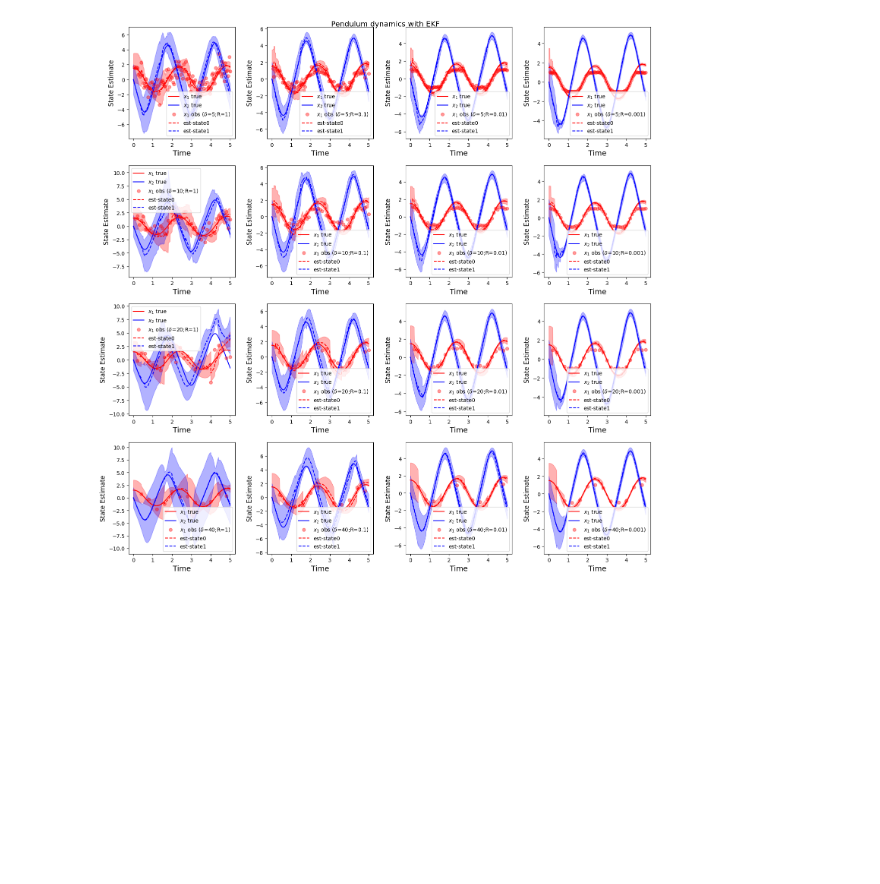
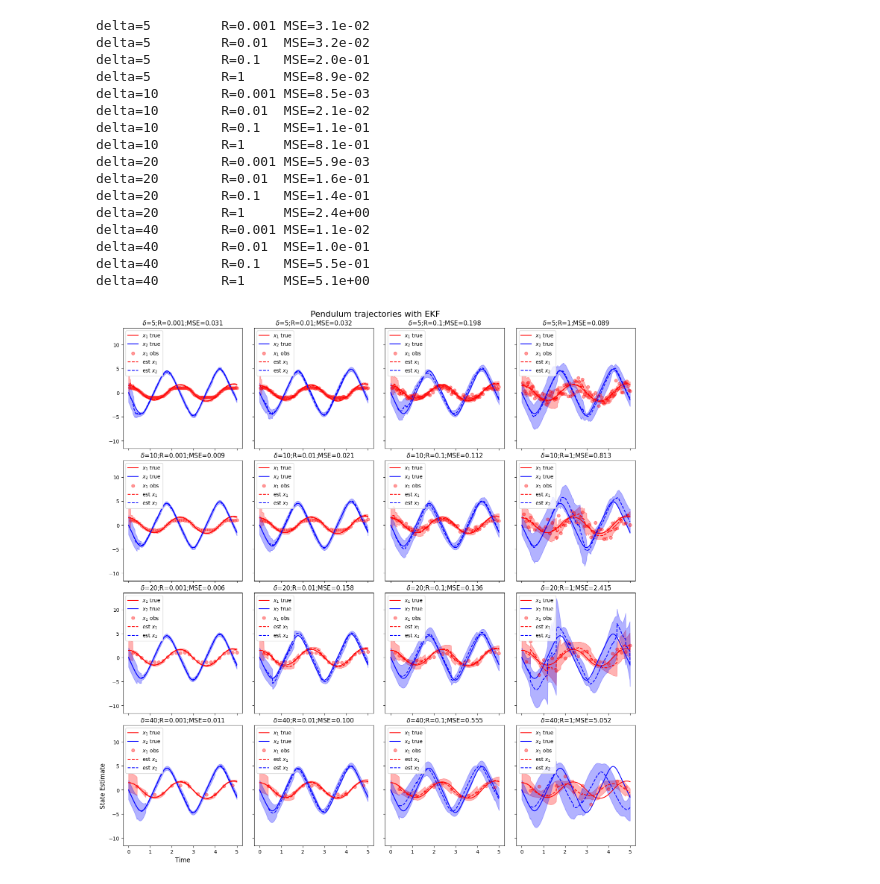
Before and after one commit to akshatd/ae567-inference, a Jupyter notebook: project_3/ex1_2_3.ipynb, the cells around one changed output. Drawn from its saved outputs; the diff is of its cells as text; code cells hidden in the pictures; blank space fills up the shorter version.

Commit message:
add mean sq error

```diff
--- a/project_3/ex1_2_3.ipynb
+++ b/project_3/ex1_2_3.ipynb
@@ -51,7 +51,7 @@ def generate_truth(x0: np.ndarray, dt: float, N: int) -> Observations:
     for i in range(1, N+1):
         times[i] = i*dt
         xk[i] = xkp1(xk[i-1])
-    return Observations(times, range(N+1), xk, [r'$x_1$ true', r'$x_2$ true'])
+    return Observations(times, np.arange(N+1), xk, [r'$x_1$ true', r'$x_2$ true'])
 
 
 def generate_obs(truth: Observations, delta: float, R: float) -> Observations:
@@ -64,7 +64,7 @@ def generate_obs(truth: Observations, delta: float, R: float) -> Observations:
         obs[obs_ind] = yk(truth.obs[i] +
                           np.dot(process_std, np.random.randn(2))) + measure_std*np.random.randn()
         obs_ind += 1
-    return Observations(truth.times, measure_ind, obs, [r'$x_1$ obs ($\delta$='+f'{delta};R={R})'])
+    return Observations(truth.times, measure_ind, obs, [r'$x_1$ obs'])
 
 
 @dataclass
@@ -78,7 +78,7 @@ N = 500
 X0 = np.array([1.5, 0])
 truth = generate_truth(X0, DT, N)
 deltas = [5, 10, 20, 40]
-Rs = [1, 0.1, 0.01, 0.001]
+Rs = [0.001, 0.01, 0.1, 1]
 data = []
 for delta in deltas:
     for R in Rs:
@@ -99,9 +99,9 @@ def plot_data_and_truth(fignum, title, true_obs: Observations, data_obs: List[Ob
 
     colors = ['red', 'blue']
     plt.close(fignum)
-    fig, axs = plt.subplots(4, 4, num=fignum, figsize=(15, 15))
+    fig, axs = plt.subplots(4, 4, num=fignum, figsize=(15, 15), sharex=True, sharey=True)
     fig.tight_layout(pad=3)
-    fig.suptitle(title, fontsize=14)
+    fig.suptitle(title, fontsize=16, y=1.0)
     for i in range(len(data_obs)):
         ax = axs[i//4, i % 4]
         ax.plot(true_obs.times, true_obs.obs[:, 0], color=colors[0], label=true_obs.names[0])
@@ -112,9 +112,9 @@ def plot_data_and_truth(fignum, title, true_obs: Observations, data_obs: List[Ob
 
         if kft is not None:
             ax.plot(data_obs[i].obs.times, kft[i].means[:, 0],
-                    '--', color=colors[0], label='est-state0')
+                    '--', color=colors[0], label=r'est $x_1$')
             ax.plot(data_obs[i].obs.times, kft[i].means[:, 1],
-                    '--', color=colors[1], label='est-state1')
+                    '--', color=colors[1], label=r'est $x_2$')
             ax.fill_between(data_obs[i].obs.times,
                             kft[i].means[:, 0] - 2 * kft[i].stds[:, 0],
                             kft[i].means[:, 0] + 2 * kft[i].stds[:, 0],
@@ -123,16 +123,26 @@ def plot_data_and_truth(fignum, title, true_obs: Observations, data_obs: List[Ob
                             kft[i].means[:, 1] - 2 * kft[i].stds[:, 1],
                             kft[i].means[:, 1] + 2 * kft[i].stds[:, 1],
                             color=colors[1], alpha=0.3)
-
+            ax.set_title(
+                r'$\delta$=' +
+                f'{data_obs[i].delta};R={data_obs[i].R};MSE={mean_sq_error(true_obs, kft[i]):.3f}',
+                fontsize=12)
+        else:
+            ax.set_title(r'$\delta$='+f'{data_obs[i].delta};R={data_obs[i].R}', fontsize=12)
         ax.legend()
-        ax.set_xlabel('Time', fontsize=14)
-        ax.set_ylabel('State Estimate', fontsize=12)
+    axs[3, 0].set_xlabel('Time', fontsize=12)
+    axs[3, 0].set_ylabel('State Estimate', fontsize=12)
+    fig.subplots_adjust(hspace=0.1, wspace=0.1)
     fig.savefig(f'figs/{title}.svg')
     plt.show()
     return fignum + 1
 
 
+def mean_sq_error(truth: Observations, results: KFTracker) -> float:
+    return np.mean((truth.obs - results.means)**2)
+
+
 fignum = 1
 
-fignum = plot_data_and_truth(fignum, 'Pendulum dynamics and data', truth, data)
+fignum = plot_data_and_truth(fignum, 'Pendulum trajectories and data', truth, data)
 # %% [output]
@@ -184,9 +194,7 @@ def update(data: np.ndarray, h: Callable[[np.ndarray], np.ndarray], H: np.ndarra
     S = np.dot(H, U) + eta.cov
     mu = h(X.mean) + eta.mean
 
-    # dont need to do this complicated shit cos data is just a scalar
     update_mean = X.mean + np.dot(U, np.linalg.solve(S, data - mu))
-    # update_mean = X.mean + (U * (1/S * (data - mu)))
     update_cov = X.cov - np.dot(U, np.linalg.solve(S, U.T))
     return Gaussian(update_mean, update_cov)
 
@@ -245,32 +253,52 @@ def extended_kalman_filter(data: Observations,
 
         else:
             Xnext = Xpred
 
         mean_store[ii, :] = np.copy(Xnext.mean)
         cov_store[ii, :, :] = np.copy(Xnext.cov)
         std_store[ii, :] = np.sqrt(np.diag(cov_store[ii, :, :]))
 
     return KFTracker(mean_store, cov_store, std_store)
 
 # linearized dynamics
 
 
 def Ak(xk: np.ndarray) -> np.ndarray:
     return np.array([[1, DT],
                      [-G*np.cos(xk[0])*DT, 1]])
 
 
 def Hk(xk: np.ndarray) -> np.ndarray:
     return np.array([[np.cos(xk[0]), 0]]).reshape(1, 2)
 
 
 prior = Gaussian(X0, np.eye(2))
 process_cov = Gaussian(np.zeros(2), get_q())
 kf_results = []
 for obs in data:
     kf_results.append(extended_kalman_filter(obs.obs, xkp1, Ak, yk,
                       Hk, prior, process_cov, Gaussian(0, obs.R)))
 
-fignum = plot_data_and_truth(fignum, 'Pendulum dynamics with EKF', truth, data, kf_results)
+for result, obs in zip(kf_results, data):
+    mse = mean_sq_error(truth, result)
+    print(f'delta={obs.delta} \tR={obs.R}\tMSE={mse:.1e}')
+
+fignum = plot_data_and_truth(fignum, 'Pendulum trajectories with EKF', truth, data, kf_results)
 # %% [output]
+delta=5         R=0.001 MSE=3.1e-02
+delta=5         R=0.01  MSE=3.2e-02
+delta=5         R=0.1   MSE=2.0e-01
+delta=5         R=1     MSE=8.9e-02
+delta=10        R=0.001 MSE=8.5e-03
+delta=10        R=0.01  MSE=2.1e-02
+delta=10        R=0.1   MSE=1.1e-01
+delta=10        R=1     MSE=8.1e-01
+delta=20        R=0.001 MSE=5.9e-03
+delta=20        R=0.01  MSE=1.6e-01
+delta=20        R=0.1   MSE=1.4e-01
+delta=20        R=1     MSE=2.4e+00
+delta=40        R=0.001 MSE=1.1e-02
+delta=40        R=0.01  MSE=1.0e-01
+delta=40        R=0.1   MSE=5.5e-01
+delta=40        R=1     MSE=5.1e+00
-[figure, old version]
+[figure, new version]
```
Also changed, not shown: parts of 2 cells of this notebook, 4 other files.
